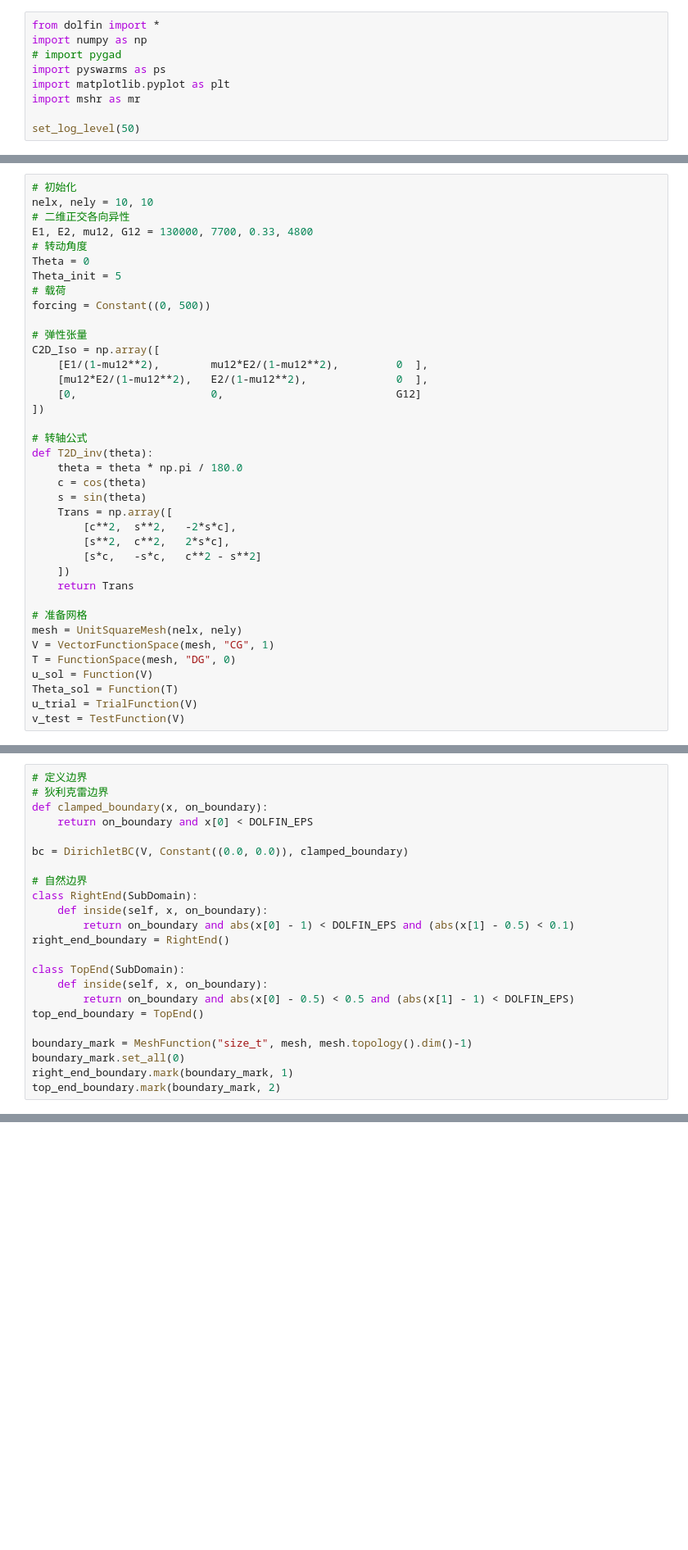
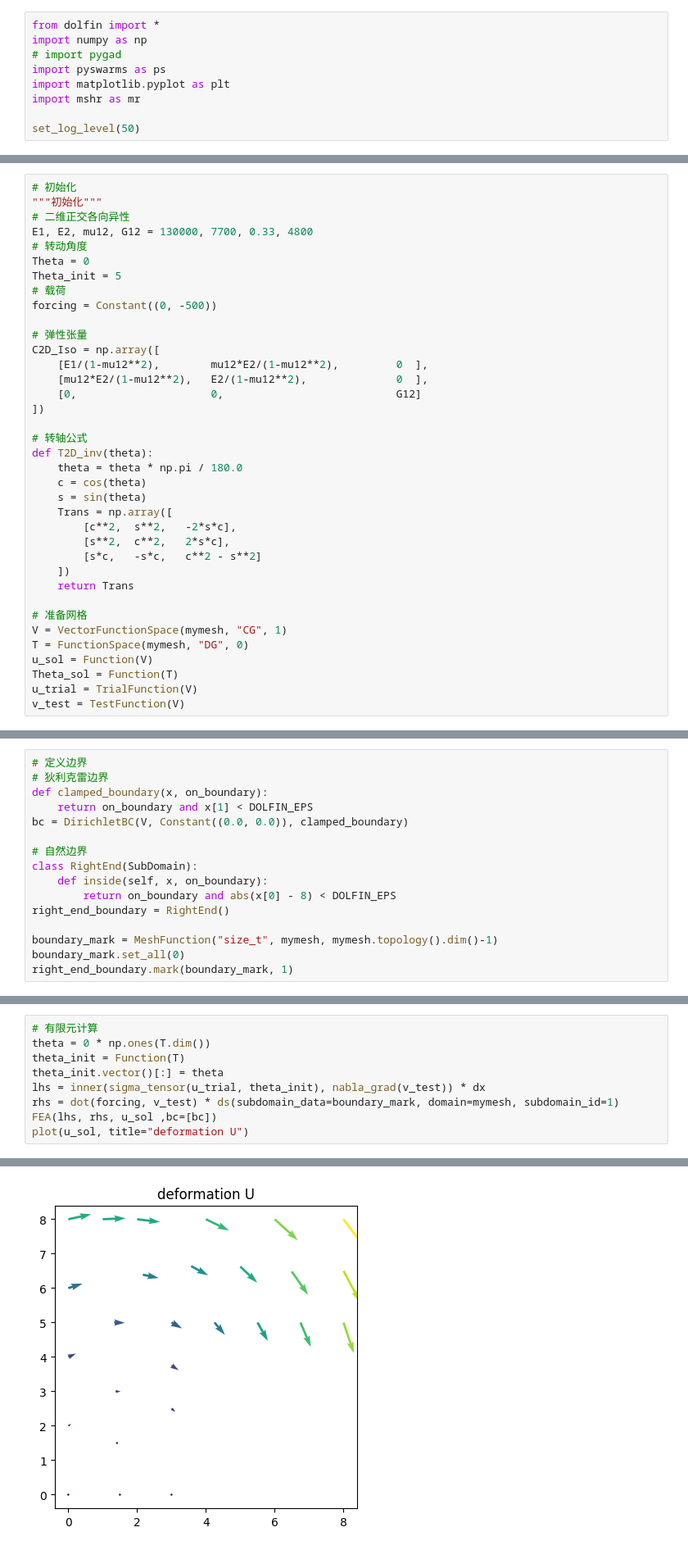
Before and after one commit to Jarvis-Chiang/fenics-test, a Jupyter notebook: topo_copy.ipynb, the cells around one changed output, grey strips where cells are left out. Shown at 82% size. Cells and saved outputs as stored; diff of their text form; blank space fills up the shorter version.

```diff
--- a/topo_copy.ipynb
+++ b/topo_copy.ipynb
@@ -36,13 +27,13 @@ cell number: 1072
 # %%
 # 初始化
-nelx, nely = 10, 10
+"""初始化"""
 # 二维正交各向异性
 E1, E2, mu12, G12 = 130000, 7700, 0.33, 4800
 # 转动角度
 Theta = 0
 Theta_init = 5
 # 载荷
-forcing = Constant((0, 500))
+forcing = Constant((0, -500))
 
 # 弹性张量
 C2D_Iso = np.array([
@@ -64,9 +55,8 @@ def T2D_inv(theta):
     return Trans
 
 # 准备网格
-mesh = UnitSquareMesh(nelx, nely)
-V = VectorFunctionSpace(mesh, "CG", 1)
-T = FunctionSpace(mesh, "DG", 0)
+V = VectorFunctionSpace(mymesh, "CG", 1)
+T = FunctionSpace(mymesh, "DG", 0)
 u_sol = Function(V)
 Theta_sol = Function(T)
 u_trial = TrialFunction(V)
@@ -97,24 +87,17 @@ def psi(u, Theta):
 # 定义边界
 # 狄利克雷边界
 def clamped_boundary(x, on_boundary):
-    return on_boundary and x[0] < DOLFIN_EPS
-
+    return on_boundary and x[1] < DOLFIN_EPS
 bc = DirichletBC(V, Constant((0.0, 0.0)), clamped_boundary)
 
 # 自然边界
 class RightEnd(SubDomain):
     def inside(self, x, on_boundary):
-        return on_boundary and abs(x[0] - 1) < DOLFIN_EPS and (abs(x[1] - 0.5) < 0.1)
+        return on_boundary and abs(x[0] - 8) < DOLFIN_EPS
 right_end_boundary = RightEnd()
 
-class TopEnd(SubDomain):
-    def inside(self, x, on_boundary):
-        return on_boundary and abs(x[0] - 0.5) < 0.5 and (abs(x[1] - 1) < DOLFIN_EPS)
-top_end_boundary = TopEnd()
-
-boundary_mark = MeshFunction("size_t", mesh, mesh.topology().dim()-1)
+boundary_mark = MeshFunction("size_t", mymesh, mymesh.topology().dim()-1)
 boundary_mark.set_all(0)
 right_end_boundary.mark(boundary_mark, 1)
-top_end_boundary.mark(boundary_mark, 2)
 # %%
 # 有限元求解
@@ -122,3 +105,13 @@ def FEA(V:VectorFunctionSpace, lhs, rhs, u:Function, bc:DirichletBC) -> Function
     problem = LinearVariationalProblem(lhs, rhs, u, bc)
     solver = LinearVariationalSolver(problem)
     return solver.solve()
+# %%
+# 有限元计算
+theta = 0 * np.ones(T.dim())
+theta_init = Function(T)
+theta_init.vector()[:] = theta
+lhs = inner(sigma_tensor(u_trial, theta_init), nabla_grad(v_test)) * dx
+rhs = dot(forcing, v_test) * ds(subdomain_data=boundary_mark, domain=mymesh, subdomain_id=1)
+FEA(lhs, rhs, u_sol ,bc=[bc])
+plot(u_sol, title="deformation U")
+# %% [output]
@@ -124,0 +119 @@ def FEA(V:VectorFunctionSpace, lhs, rhs, u:Function, bc:DirichletBC) -> Function
+[figure, added]
```
Also changed, not shown: parts of 11 cells of this notebook, 49 other files.
